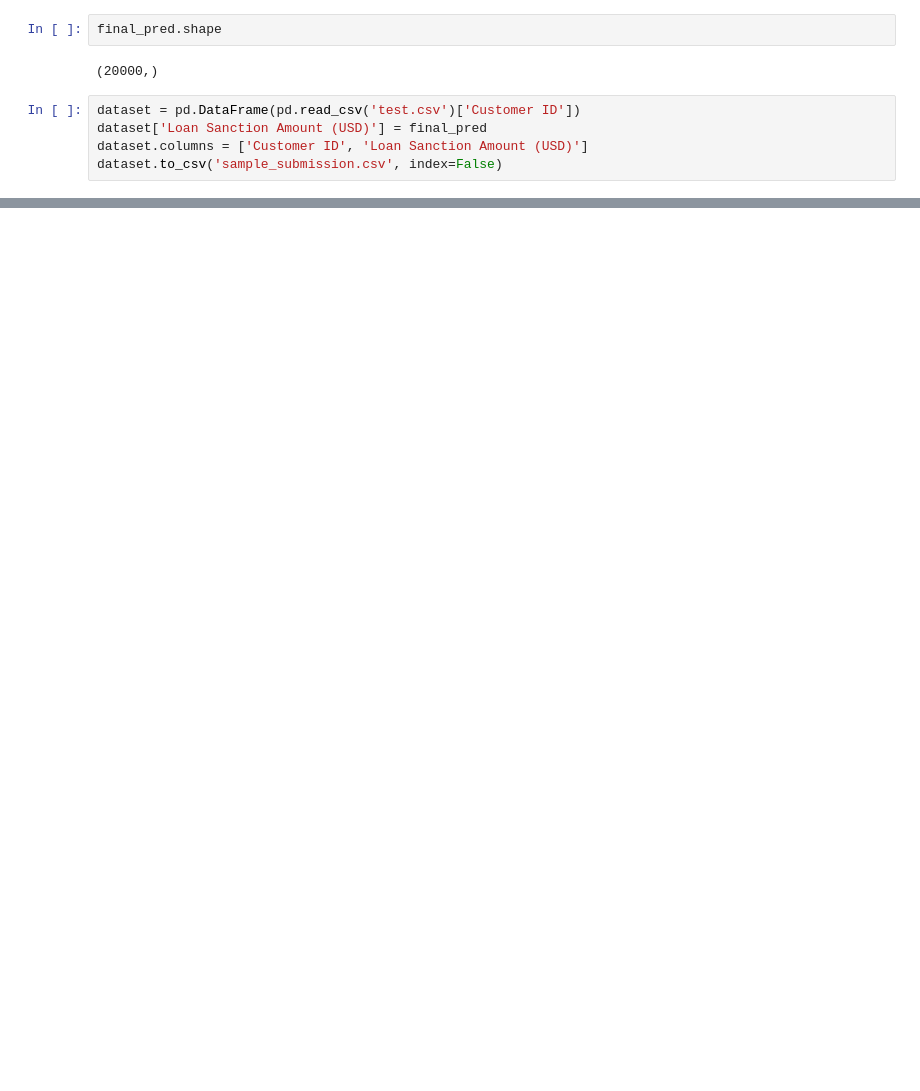
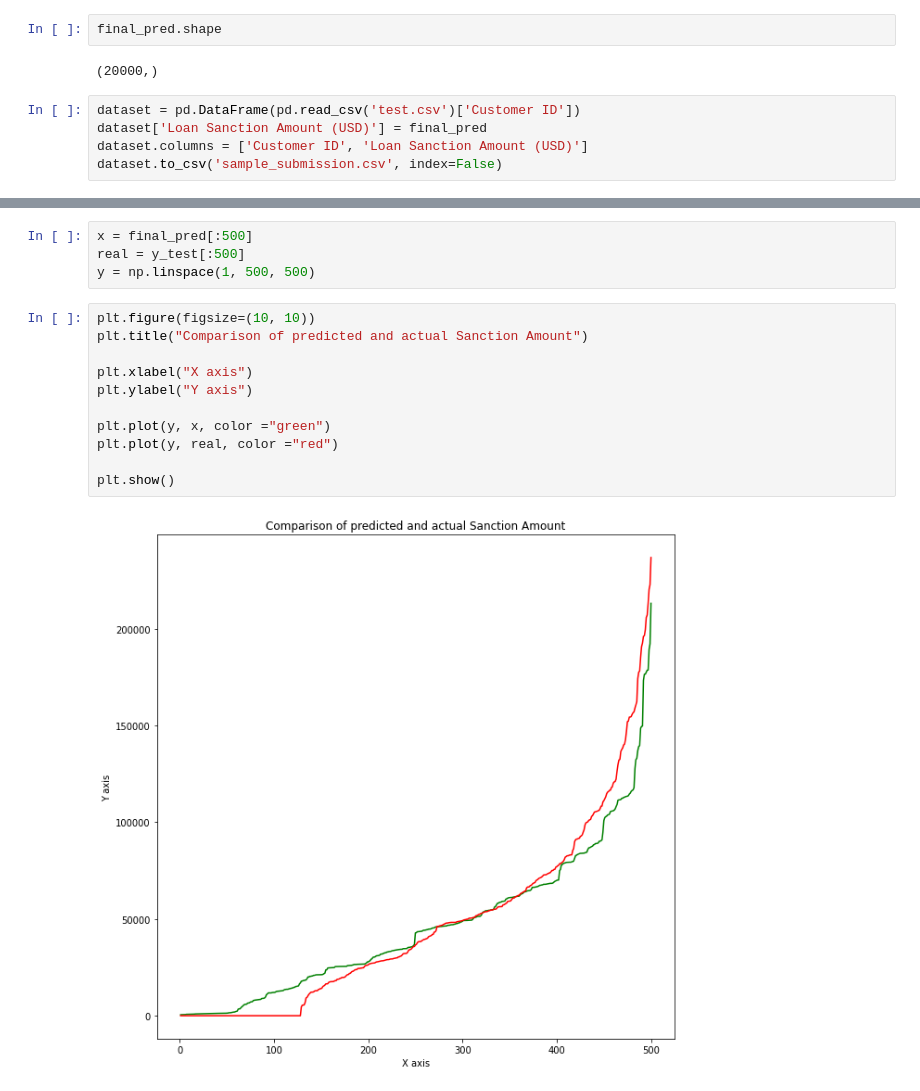
Before and after one commit to 101vinayak/Loan_Sanction_Prediction_System, a Jupyter notebook: Loan_Sanction_Amount_Pred.ipynb, the cells around one changed output, grey strips where cells are left out. Saved outputs shown, nothing was run; the diff lists cells and outputs as text; blank space fills up the shorter version.

```diff
--- a/Loan_Sanction_Amount_Pred.ipynb
+++ b/Loan_Sanction_Amount_Pred.ipynb
@@ -581 +581,18 @@ result
 20000 rows × 2 columns
+# %%
+x = final_pred[:500]
+real = y_test[:500]
+y = np.linspace(1, 500, 500)
+# %%
+plt.figure(figsize=(10, 10))
+plt.title("Comparison of predicted and actual Sanction Amount")
+
+plt.xlabel("X axis")
+plt.ylabel("Y axis")
+
+plt.plot(y, x, color ="green")
+plt.plot(y, real, color ="red")
+
+plt.show()
+# %% [output]
+[figure, added]
```
Also changed, not shown: parts of 8 cells of this notebook, 1 other file.
